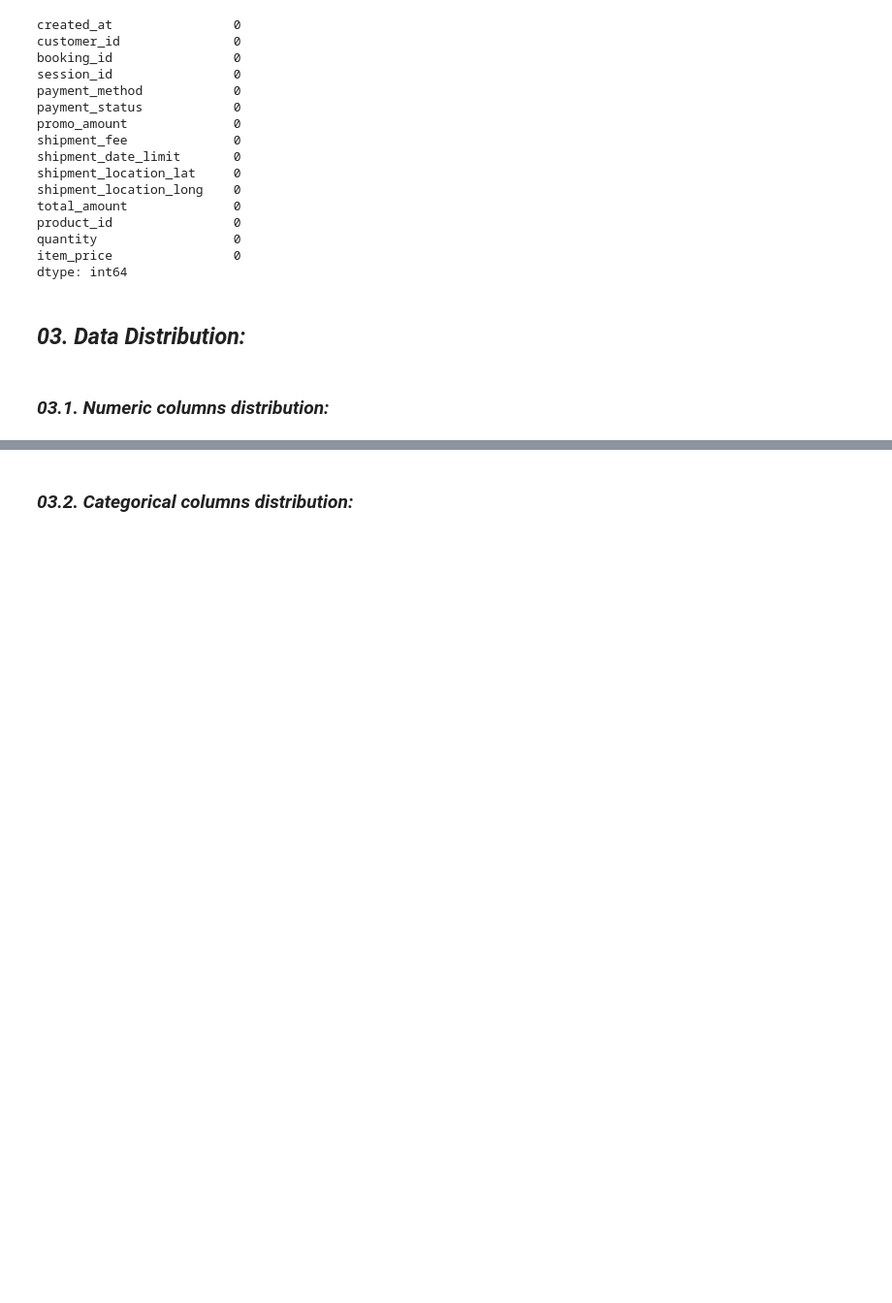
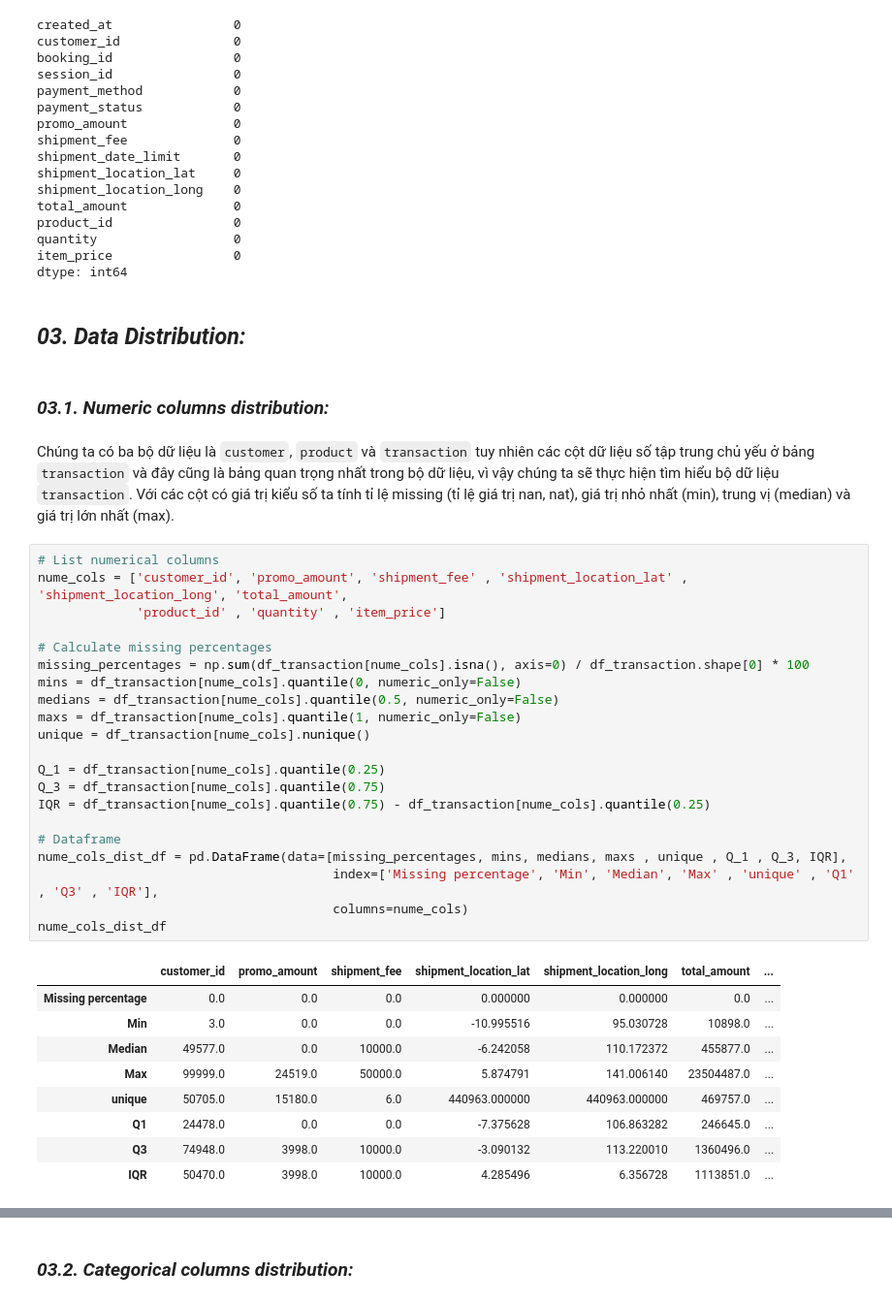
Before and after one commit to thanhanphan17/fashion-campus-dataset-analysis, a Jupyter notebook: [02]-Exploring-and-Preprocessing-Data.ipynb, the cells around one changed output, grey strips where cells are left out. Shown at 97% size. Cells and saved outputs as stored; diff of their text form; blank space fills up the shorter version.

Commit message:
add analyze numeric columns distribution

```diff
--- a/[02]-Exploring-and-Preprocessing-Data.ipynb
+++ b/[02]-Exploring-and-Preprocessing-Data.ipynb
@@ -571,5 +558,38 @@ item_price                0
 dtype: int64
 # %% [markdown]
 ## **_03. Data Distribution:_**
-# %% [markdown]
-### **_03.1. Numeric columns distribution:_**
+# %% [markdown]
+### **_03.1. Numeric columns distribution:_**
+# %% [markdown]
+Chúng ta có ba bộ dữ liệu là `customer`, `product` và `transaction` tuy nhiên các cột dữ liệu số tập trung chủ yếu ở bảng `transaction` và đây cũng là bảng quan trọng nhất trong bộ dữ liệu, vì vậy chúng ta sẽ thực hiện tìm hiểu bộ dữ liệu `transaction`. Với các cột có giá trị kiểu số ta tính tỉ lệ missing (tỉ lệ giá trị nan, nat), giá trị nhỏ nhất (min), trung vị (median) và giá trị lớn nhất (max).
+# %%
+# List numerical columns
+nume_cols = ['customer_id', 'promo_amount', 'shipment_fee' , 'shipment_location_lat' , 'shipment_location_long', 'total_amount',
+             'product_id' , 'quantity' , 'item_price']
+
+# Calculate missing percentages
+missing_percentages = np.sum(df_transaction[nume_cols].isna(), axis=0) / df_transaction.shape[0] * 100
+mins = df_transaction[nume_cols].quantile(0, numeric_only=False)
+medians = df_transaction[nume_cols].quantile(0.5, numeric_only=False)
+maxs = df_transaction[nume_cols].quantile(1, numeric_only=False)
+unique = df_transaction[nume_cols].nunique()
+
+Q_1 = df_transaction[nume_cols].quantile(0.25)
+Q_3 = df_transaction[nume_cols].quantile(0.75)
+IQR = df_transaction[nume_cols].quantile(0.75) - df_transaction[nume_cols].quantile(0.25)
+
+# Dataframe
+nume_cols_dist_df = pd.DataFrame(data=[missing_percentages, mins, medians, maxs , unique , Q_1 , Q_3, IQR],
+                                       index=['Missing percentage', 'Min', 'Median', 'Max' , 'unique' , 'Q1' , 'Q3' , 'IQR'],
+                                       columns=nume_cols)
+nume_cols_dist_df
+# %% [output]
+|  | customer_id | promo_amount | shipment_fee | shipment_location_lat | shipment_location_long | total_amount | ... |
+| Missing percentage | 0.0 | 0.0 | 0.0 | 0.000000 | 0.000000 | 0.0 | ... |
+| Min | 3.0 | 0.0 | 0.0 | -10.995516 | 95.030728 | 10898.0 | ... |
+| Median | 49577.0 | 0.0 | 10000.0 | -6.242058 | 110.172372 | 455877.0 | ... |
+| Max | 99999.0 | 24519.0 | 50000.0 | 5.874791 | 141.006140 | 23504487.0 | ... |
+| unique | 50705.0 | 15180.0 | 6.0 | 440963.000000 | 440963.000000 | 469757.0 | ... |
+| Q1 | 24478.0 | 0.0 | 0.0 | -7.375628 | 106.863282 | 246645.0 | ... |
+| Q3 | 74948.0 | 3998.0 | 10000.0 | -3.090132 | 113.220010 | 1360496.0 | ... |
+| IQR | 50470.0 | 3998.0 | 10000.0 | 4.285496 | 6.356728 | 1113851.0 | ... |
```
Also changed, not shown: parts of 18 cells of this notebook.
